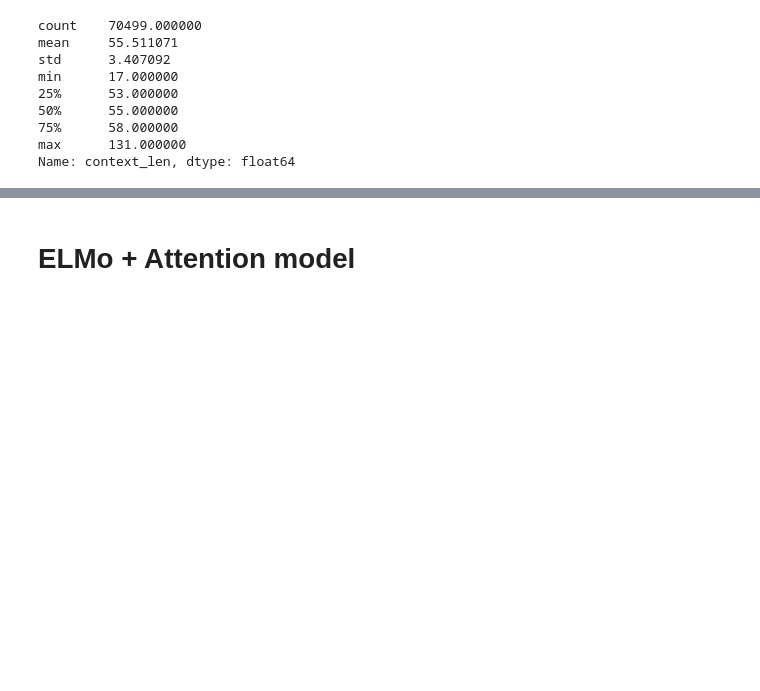
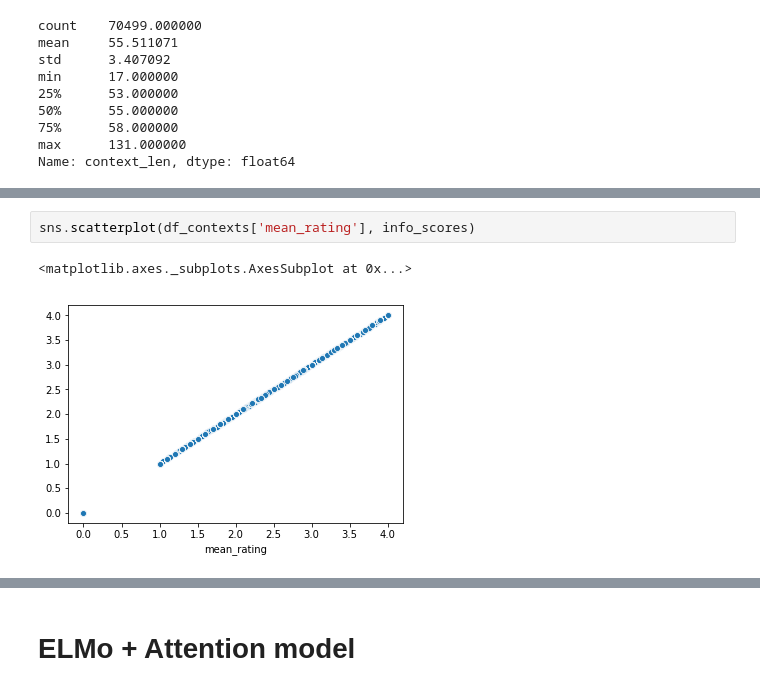
Before and after one commit to sungjinnam/contextual_informativeness, a Jupyter notebook: cntx_targ_attention-elmo_kapelnerdataset.ipynb, the cells around one changed output, grey strips where cells are left out. Cells and saved outputs as stored; diff of their text form; blank space fills up the shorter version.

```diff
--- a/cntx_targ_attention-elmo_kapelnerdataset.ipynb
+++ b/cntx_targ_attention-elmo_kapelnerdataset.ipynb
@@ -180,3 +206,8 @@ sentences_notarg_test, targets_test = proc_sentences(df_contexts[df_contexts['da
+# %%
+sns.scatterplot(df_contexts['mean_rating'], info_scores)
+# %% [output]
+<matplotlib.axes._subplots.AxesSubplot at 0x...>
+[figure, added]
 # %%
 len(_err_sent_idx)
 # %% [output]
```
Also changed, not shown: parts of 105 cells of this notebook, 16 other files.
